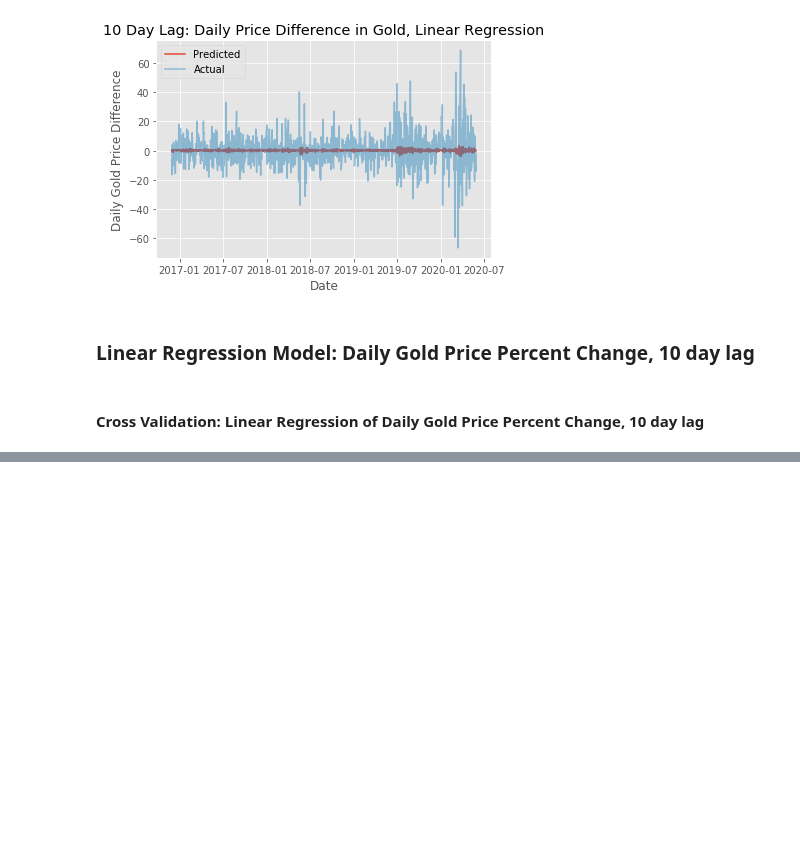
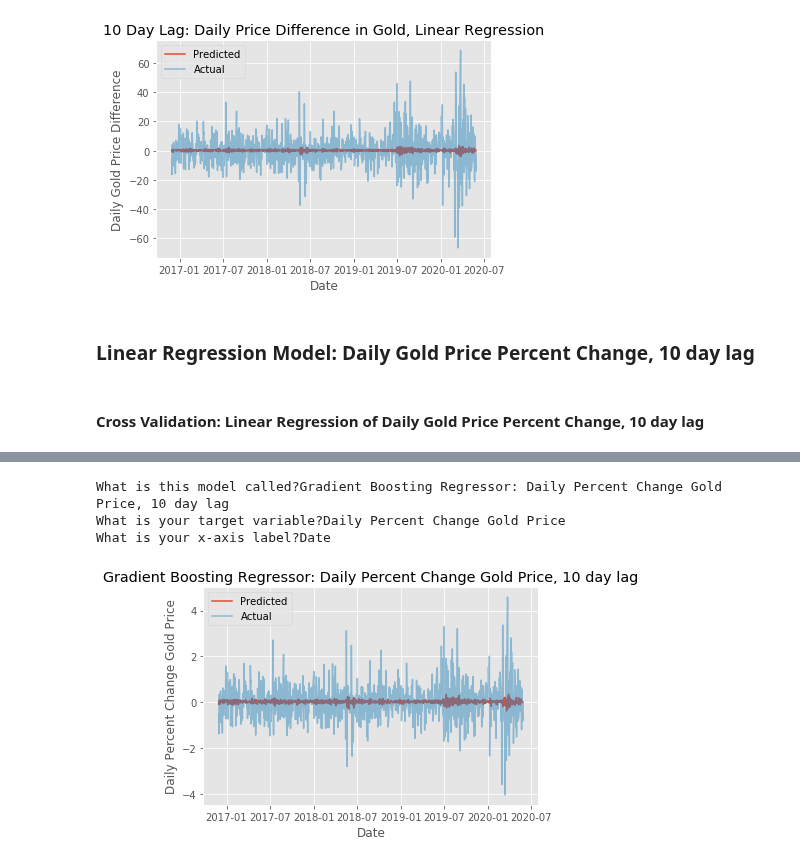
Before and after one commit to jangelchik/interest_equities_gold, a Jupyter notebook: visuals_and_modeling.ipynb, the cells around one changed output, grey strips where cells are left out. Cells and saved outputs as stored; diff of their text form; code cells hidden in the pictures; blank space fills up the shorter version.

```diff
--- a/visuals_and_modeling.ipynb
+++ b/visuals_and_modeling.ipynb
@@ -400,0 +441,7 @@ What is your x-axis label?Date
+# %%
+plot_model(change_gold_model,test_X_change_gold,test_y_change)
+# %% [output]
+What is this model called?Gradient Boosting Regressor: Daily Percent Change Gold Price, 10 day lag
+What is your target variable?Daily Percent Change Gold Price
+What is your x-axis label?Date
+[figure, added]
```
Also changed, not shown: parts of 14 cells of this notebook.
